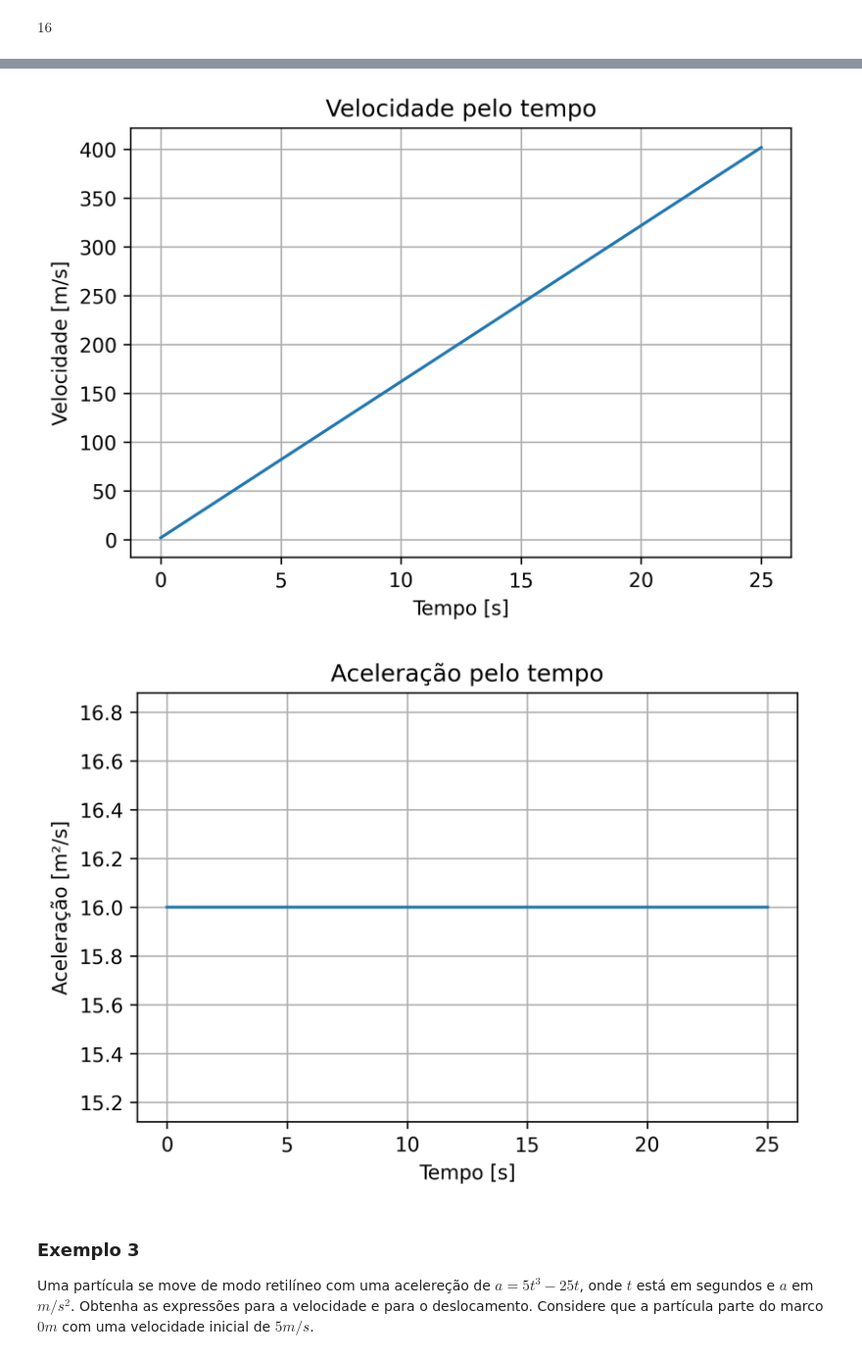
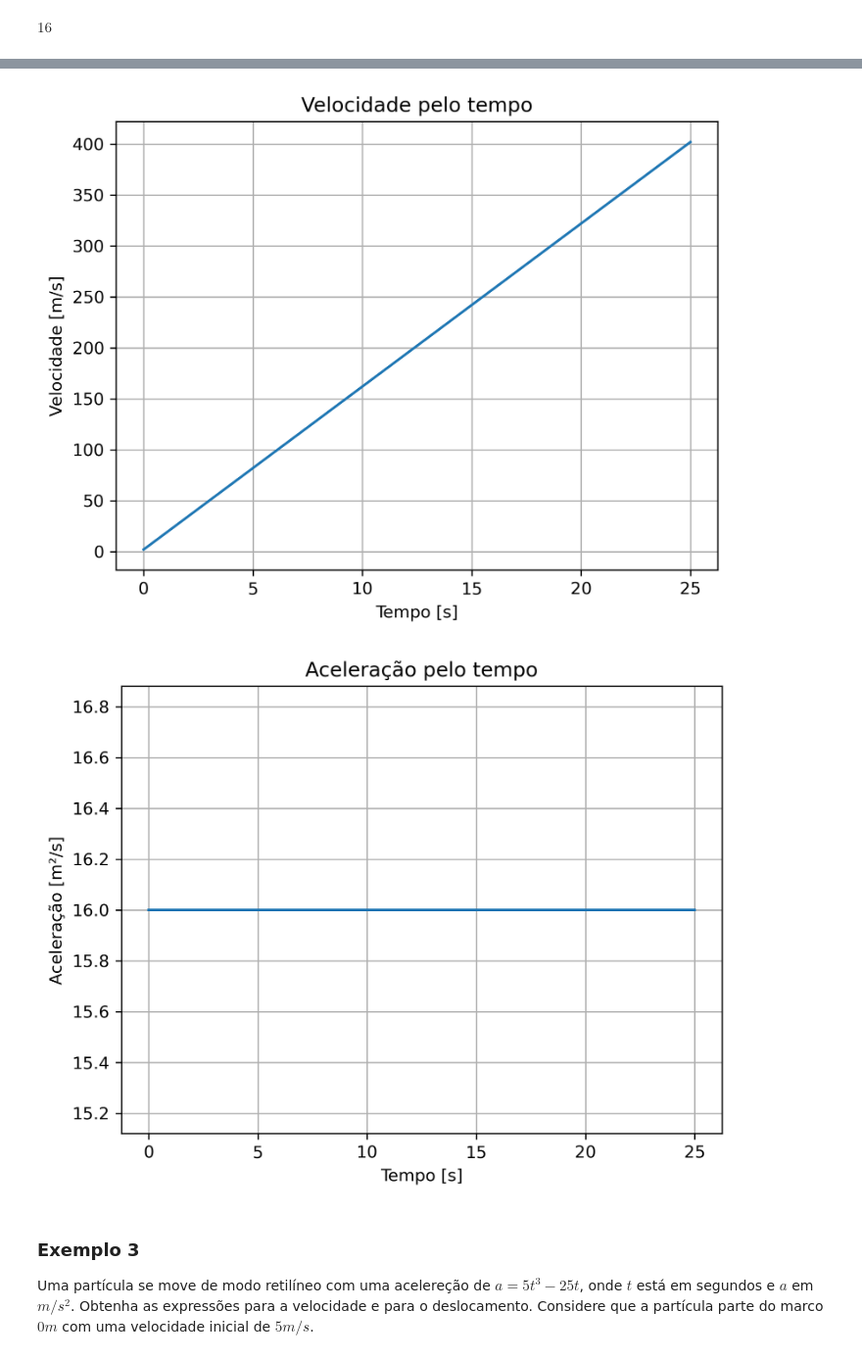
Before and after one commit to Pi-vi/Aulas_Dinamica, a Jupyter notebook: Din2.ipynb, the cells around one changed output, grey strips where cells are left out. Shown at 98% size. Cells and saved outputs as stored; diff of their text form; code cells hidden in the pictures.

```diff
--- a/Din2.ipynb
+++ b/Din2.ipynb
@@ -140,21 +156,21 @@ plt.grid(True)
 # %%
-plt.figure(dpi=300)
+plt.figure(dpi=150)
 plt.plot(tn,vn)
 plt.title('Velocidade pelo tempo')
 plt.ylabel('Velocidade [m/s]')
 plt.xlabel('Tempo [s]')
 plt.grid(True)
 # %% [output]
-[figure, old version]
+[figure, new version]
 # %%
-plt.figure(dpi=300)
+plt.figure(dpi=150)
 plt.plot(tn,an)
 plt.title('Aceleração pelo tempo')
 plt.ylabel('Aceleração [m²/s]')
 plt.xlabel('Tempo [s]')
 plt.grid(True)
 # %% [output]
-[figure, old version]
+[figure, new version]
 # %% [markdown]
 ### Exemplo 3
 
```
Also changed, not shown: parts of 93 cells of this notebook, 58 other files.
